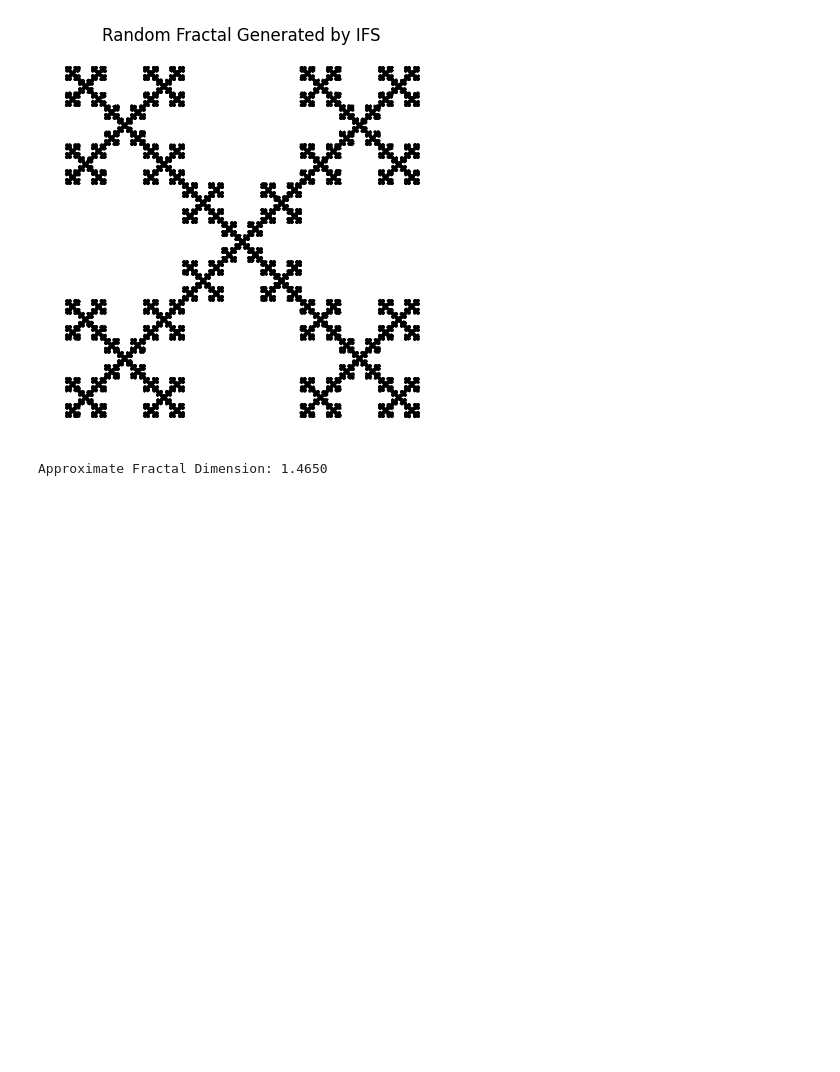
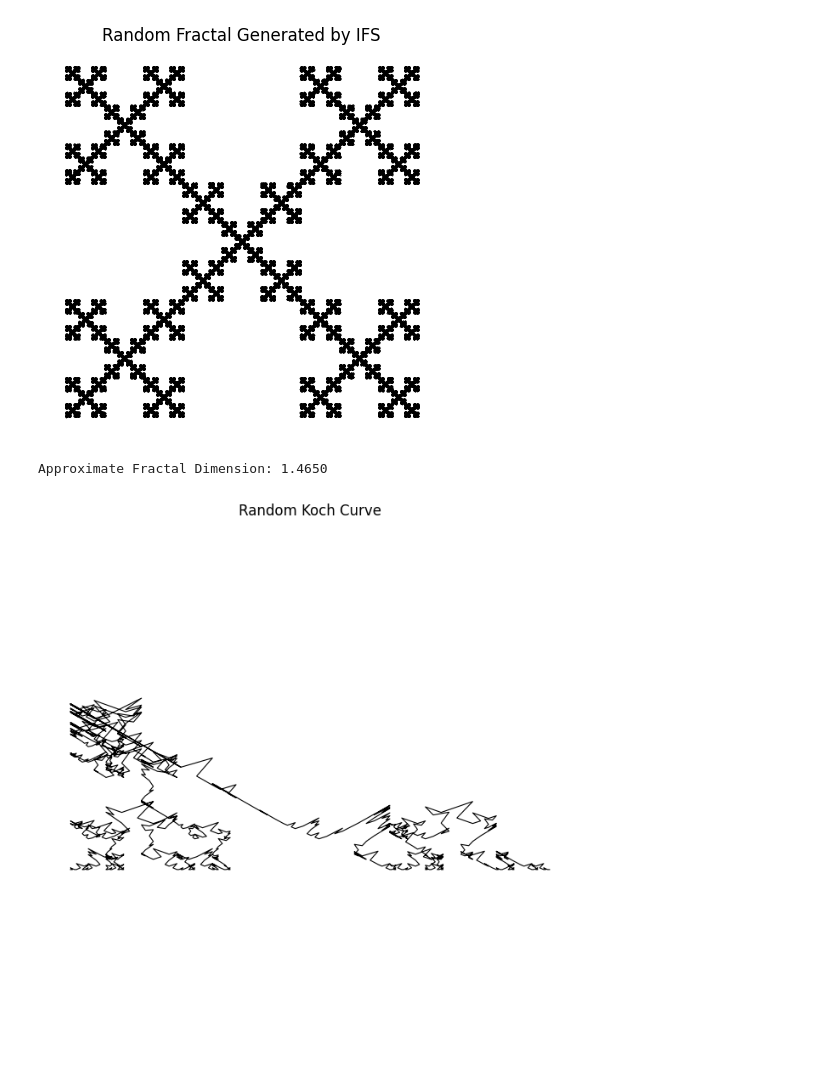
Before and after one commit to Habababa17/fraktale2, a Jupyter notebook: fraktale_2.ipynb, the cells around one changed output. Cells and saved outputs as stored; diff of their text form; code cells hidden in the pictures; blank space fills up the shorter version.

Commit message:
classic fractals modifications with randomness

```diff
--- a/fraktale_2.ipynb
+++ b/fraktale_2.ipynb
@@ -171,0 +172,90 @@ Approximate Fractal Dimension: 1.4650
+# %%
+def generate_random_koch_curve(x1, y1, x2, y2, n):
+    if n == 0:
+        return [(x1, y1), (x2, y2)]
+
+    dx = x2 - x1
+    dy = y2 - y1
+
+    xA = x1 + dx / 3
+    yA = y1 + dy / 3
+
+    xB = x1 + 2 * dx / 3
+    yB = y1 + 2 * dy / 3
+
+    height = np.sqrt(3) * np.abs(dx) / 3
+
+    angle = random.choice([np.pi / 3, -np.pi / 3])
+
+    xC = (xA + xB) / 2
+    yC = (yA + yB) / 2
+
+    xV = xC + height * np.cos(np.pi / 2 + angle)
+    yV = yC + height * np.sin(np.pi / 2 + angle)
+
+    points = []
+    points.extend(generate_random_koch_curve(x1, y1, xA, yA, n-1))
+    points.extend(generate_random_koch_curve(xA, yA, xV, yV, n-1))
+    points.extend(generate_random_koch_curve(xV, yV, xB, yB, n-1))
+    points.extend(generate_random_koch_curve(xB, yB, x2, y2, n-1))
+
+    return points
+
+def calculate_scaling_factors(transformations):
+    scaling_factors = []
+    for t in transformations:
+        a, b, c, d, _, _ = t
+        singular_values = np.linalg.svd([[a, b], [c, d]], compute_uv=False)
+        scaling_factors.append(max(singular_values))
+    return scaling_factors
+
+def similarity_dimension(scaling_factors):
+    def equation(D):
+        return sum(s ** D for s in scaling_factors) - 1
+    D_initial_guess = 1.0
+    D_solution = fsolve(equation, D_initial_guess)
+    return D_solution[0]
+
+def sierpinski_koch_to_ifd(points):
+    transformations = []
+
+    for i in range(len(points) - 1):
+        x1, y1 = points[i]
+        x2, y2 = points[i + 1]
+
+        dx = x2 - x1
+        dy = y2 - y1
+        scale = np.sqrt(dx**2 + dy**2) / 3
+        angle = random.choice([np.pi / 3, -np.pi / 3])
+
+        transformations.append([scale, 0, 0, scale, x1, y1])
+
+    return transformations
+
+def show_results(x_coords, y_coords):
+    plt.figure(figsize=(8, 8))
+    plt.plot(x_coords, y_coords, color="black", lw=0.8)
+    plt.axis('equal')
+    plt.axis('off')
+    plt.title("Random Koch Curve")
+    plt.show()
+
+def random_koch_curve(n_iter=5):
+    x1, y1 = 0, 0
+    x2, y2 = 1, 0
+
+    points = generate_random_koch_curve(x1, y1, x2, y2, n_iter)
+
+    x_coords, y_coords = zip(*points)
+
+    show_results(x_coords, y_coords)
+
+    transformations = sierpinski_koch_to_ifd(points)
+
+    scaling_factors = calculate_scaling_factors(transformations)
+    dimension = similarity_dimension(scaling_factors)
+    print(f"Approximate Fractal Dimension: {dimension:.4f}")
+
+random_koch_curve(n_iter=5)
+# %% [output]
+[figure, added]
```
Also changed, not shown: parts of 10 cells of this notebook.
